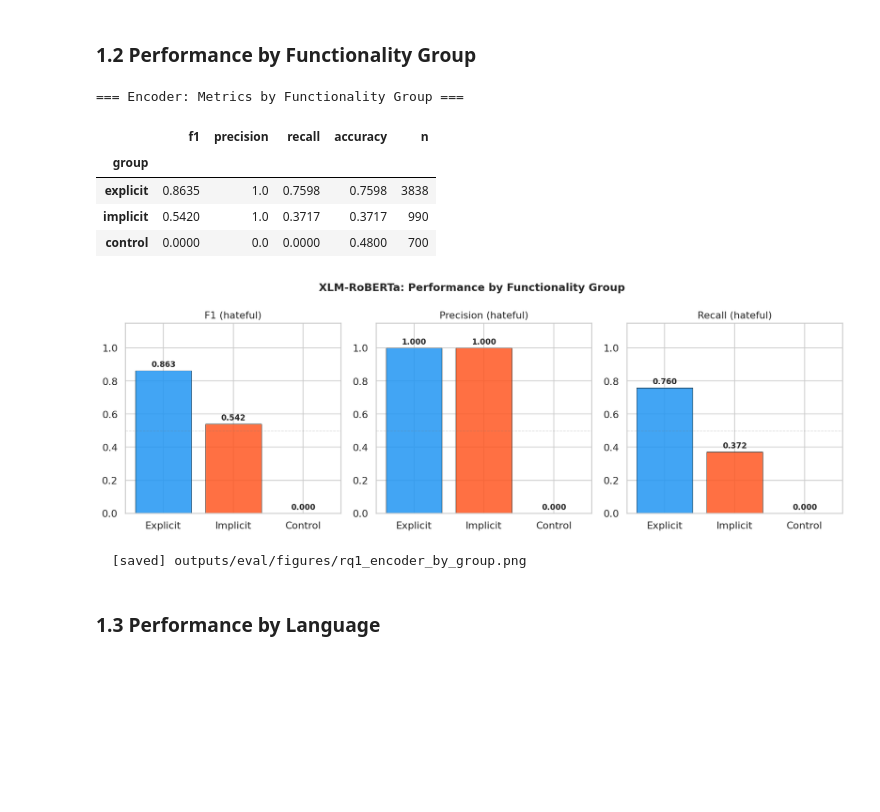
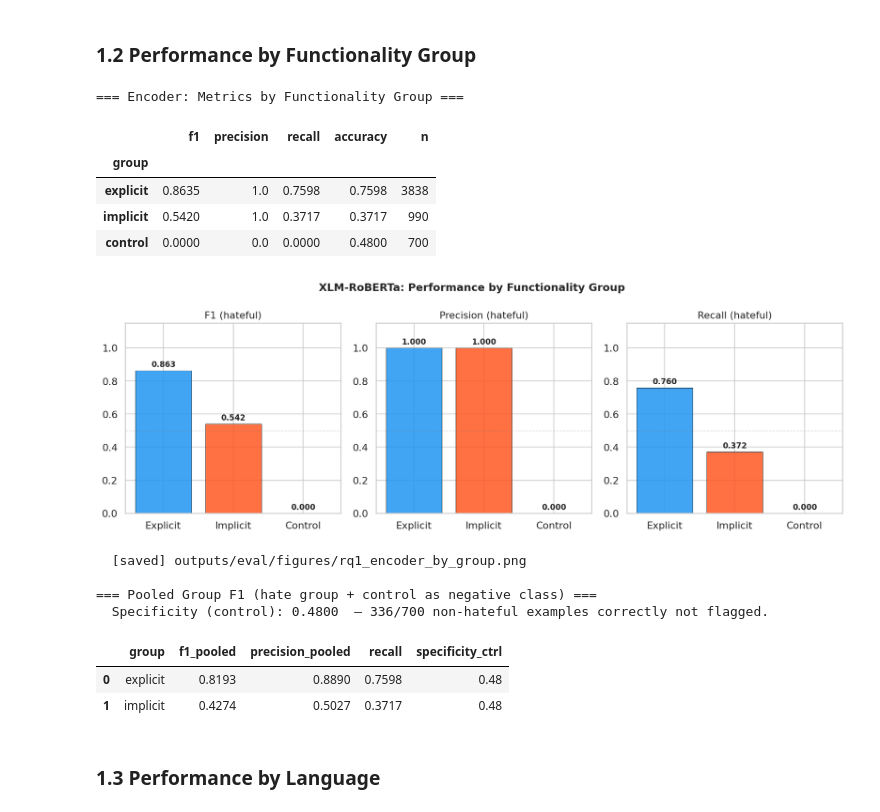
Before and after one commit to riyagupta0701/NLP4S-Toxicity-Detection, a Jupyter notebook: evaluation.ipynb, the cells around one changed output. Saved outputs shown, nothing was run; the diff lists cells and outputs as text; code cells hidden in the pictures; blank space fills up the shorter version.

Commit message:
Address comments and update output

```diff
--- a/evaluation.ipynb
+++ b/evaluation.ipynb
@@ -285,33 +286,62 @@ grp_df = metrics_table(enc_df, "group")
 grp_df = grp_df.set_index("group").reindex(GROUP_ORDER)
 
 print("=== Encoder: Metrics by Functionality Group ===")
 display(grp_df[["f1", "precision", "recall", "accuracy", "n"]].round(4))
 
 fig, axes = plt.subplots(1, 3, figsize=(13, 4.5), sharey=False)
 for ax, (metric, label) in zip(axes, [("f1", "F1"), ("precision", "Precision"), ("recall", "Recall")]):
     vals = [grp_df.loc[g, metric] for g in GROUP_ORDER]
     colors = [GROUP_COLORS[g] for g in GROUP_ORDER]
     bars = ax.bar(GROUP_ORDER, vals, color=colors, alpha=0.85, edgecolor="black", linewidth=0.5)
     for bar, val in zip(bars, vals):
         if not np.isnan(val):
             ax.text(bar.get_x() + bar.get_width() / 2, bar.get_height() + 0.012,
                     f"{val:.3f}", ha="center", va="bottom", fontsize=9.5, fontweight="bold")
     ax.set_ylim(0, 1.15)
     ax.set_title(f"{label} (hateful)", fontsize=12)
     ax.set_xticklabels([g.capitalize() for g in GROUP_ORDER])
     ax.axhline(0.5, color="gray", linestyle="--", alpha=0.4, linewidth=0.8)
 
 fig.suptitle("XLM-RoBERTa: Performance by Functionality Group", fontsize=13, fontweight="bold")
 save_fig("rq1_encoder_by_group")
+
+# Pooled group F1 (addresses single-class degeneracy)
+_ctrl_enc = enc_df[enc_df["group"] == "control"]
+_pooled_rows = []
+for _grp in ["explicit", "implicit"]:
+    _hate = enc_df[enc_df["group"] == _grp]
+    _pooled = pd.concat([_hate, _ctrl_enc], ignore_index=True)
+    _m = compute_metrics(_pooled)
+    _spec = float((_ctrl_enc["pred_label"] != LABEL_POS).mean())
+    _pooled_rows.append({
+        "group": _grp,
+        "f1_pooled": round(_m["f1"], 4),
+        "precision_pooled": round(_m["precision"], 4),
+        "recall": round(_m["recall"], 4),
+        "specificity_ctrl": round(_spec, 4),
+    })
+pooled_grp_df = pd.DataFrame(_pooled_rows)
+print("\n=== Pooled Group F1 (hate group + control as negative class) ===")
+_spec_overall = float((_ctrl_enc["pred_label"] != LABEL_POS).mean())
+print(f"  Specificity (control): {_spec_overall:.4f}  "
+      f"— {int((_ctrl_enc['pred_label'] != LABEL_POS).sum())}/{len(_ctrl_enc)} "
+      "non-hateful examples correctly not flagged.")
+display(pooled_grp_df)
 # %% [output]
 === Encoder: Metrics by Functionality Group ===
 |  | f1 | precision | recall | accuracy | n |
 | group |  |  |  |  |  |
 | explicit | 0.8635 | 1.0 | 0.7598 | 0.7598 | 3838 |
 | implicit | 0.5420 | 1.0 | 0.3717 | 0.3717 | 990 |
 | control | 0.0000 | 0.0 | 0.0000 | 0.4800 | 700 |
 [figure]
   [saved] outputs/eval/figures/rq1_encoder_by_group.png
+
+=== Pooled Group F1 (hate group + control as negative class) ===
+  Specificity (control): 0.4800  — 336/700 non-hateful examples correctly not flagged.
+|  | group | f1_pooled | precision_pooled | recall | specificity_ctrl |
+| 0 | explicit | 0.8193 | 0.8890 | 0.7598 | 0.48 |
+| 1 | implicit | 0.4274 | 0.5027 | 0.3717 | 0.48 |
 # %% [markdown]
 ### 1.3 Performance by Language
 # %%
```
Also changed, not shown: parts of 7 cells of this notebook, 6 other files.
